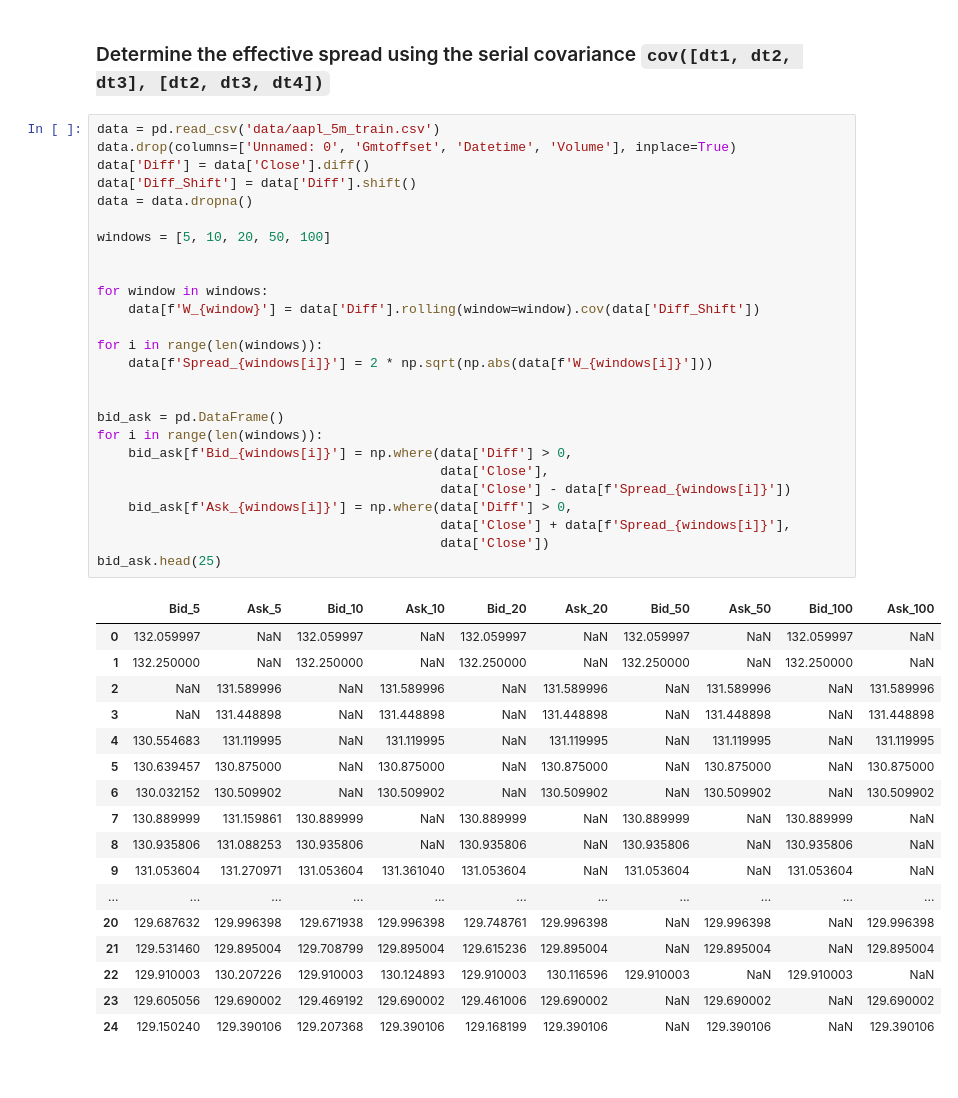
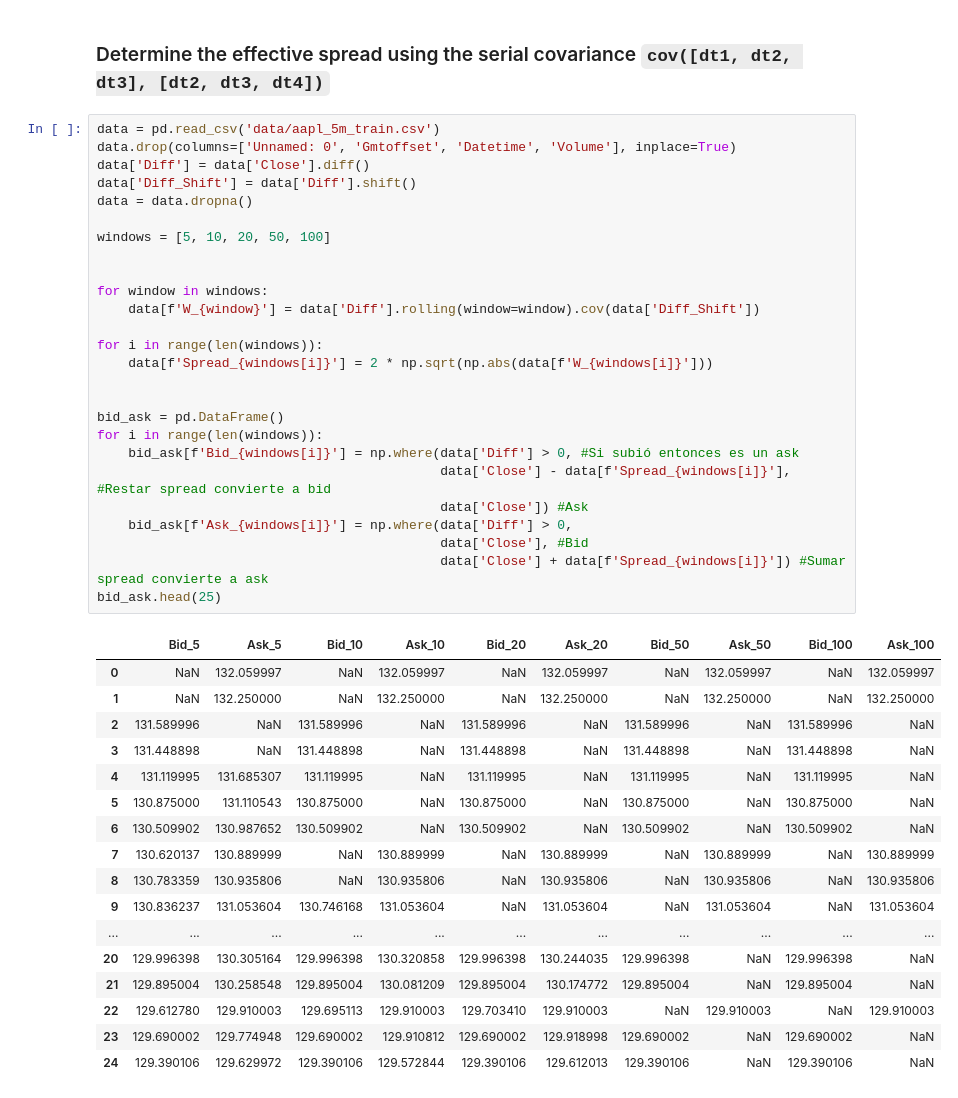
Before and after one commit to luisejdm/Microestructura_y_Sistemas_de_Trading, a Jupyter notebook: Tareas/Tarea01.ipynb, the cells around one changed output. Saved outputs shown, nothing was run; the diff lists cells and outputs as text.

```diff
--- a/Tareas/Tarea01.ipynb
+++ b/Tareas/Tarea01.ipynb
@@ -9,47 +9,47 @@ import matplotlib.pyplot as plt
 # %%
 data = pd.read_csv('data/aapl_5m_train.csv')
 data.drop(columns=['Unnamed: 0', 'Gmtoffset', 'Datetime', 'Volume'], inplace=True)
 data['Diff'] = data['Close'].diff()
 data['Diff_Shift'] = data['Diff'].shift()
 data = data.dropna()
 
 windows = [5, 10, 20, 50, 100]
 
 
 for window in windows:
     data[f'W_{window}'] = data['Diff'].rolling(window=window).cov(data['Diff_Shift'])
 
 for i in range(len(windows)):
     data[f'Spread_{windows[i]}'] = 2 * np.sqrt(np.abs(data[f'W_{windows[i]}']))
 
 
 bid_ask = pd.DataFrame()
 for i in range(len(windows)):
-    bid_ask[f'Bid_{windows[i]}'] = np.where(data['Diff'] > 0,
-                                            data['Close'],
-                                            data['Close'] - data[f'Spread_{windows[i]}'])
+    bid_ask[f'Bid_{windows[i]}'] = np.where(data['Diff'] > 0, #Si subió entonces es un ask
+                                            data['Close'] - data[f'Spread_{windows[i]}'], #Restar spread convierte a bid
+                                            data['Close']) #Ask
     bid_ask[f'Ask_{windows[i]}'] = np.where(data['Diff'] > 0,
-                                            data['Close'] + data[f'Spread_{windows[i]}'],
-                                            data['Close'])
+                                            data['Close'], #Bid
+                                            data['Close'] + data[f'Spread_{windows[i]}']) #Sumar spread convierte a ask
 bid_ask.head(25)
 # %% [output]
 |  | Bid_5 | Ask_5 | Bid_10 | Ask_10 | Bid_20 | Ask_20 | Bid_50 | Ask_50 | Bid_100 | Ask_100 |
-| 0 | 132.059997 | NaN | 132.059997 | NaN | 132.059997 | NaN | 132.059997 | NaN | 132.059997 | NaN |
-| 1 | 132.250000 | NaN | 132.250000 | NaN | 132.250000 | NaN | 132.250000 | NaN | 132.250000 | NaN |
-| 2 | NaN | 131.589996 | NaN | 131.589996 | NaN | 131.589996 | NaN | 131.589996 | NaN | 131.589996 |
-| 3 | NaN | 131.448898 | NaN | 131.448898 | NaN | 131.448898 | NaN | 131.448898 | NaN | 131.448898 |
-| 4 | 130.554683 | 131.119995 | NaN | 131.119995 | NaN | 131.119995 | NaN | 131.119995 | NaN | 131.119995 |
-| 5 | 130.639457 | 130.875000 | NaN | 130.875000 | NaN | 130.875000 | NaN | 130.875000 | NaN | 130.875000 |
-| 6 | 130.032152 | 130.509902 | NaN | 130.509902 | NaN | 130.509902 | NaN | 130.509902 | NaN | 130.509902 |
-| 7 | 130.889999 | 131.159861 | 130.889999 | NaN | 130.889999 | NaN | 130.889999 | NaN | 130.889999 | NaN |
-| 8 | 130.935806 | 131.088253 | 130.935806 | NaN | 130.935806 | NaN | 130.935806 | NaN | 130.935806 | NaN |
-| 9 | 131.053604 | 131.270971 | 131.053604 | 131.361040 | 131.053604 | NaN | 131.053604 | NaN | 131.053604 | NaN |
+| 0 | NaN | 132.059997 | NaN | 132.059997 | NaN | 132.059997 | NaN | 132.059997 | NaN | 132.059997 |
+| 1 | NaN | 132.250000 | NaN | 132.250000 | NaN | 132.250000 | NaN | 132.250000 | NaN | 132.250000 |
+| 2 | 131.589996 | NaN | 131.589996 | NaN | 131.589996 | NaN | 131.589996 | NaN | 131.589996 | NaN |
+| 3 | 131.448898 | NaN | 131.448898 | NaN | 131.448898 | NaN | 131.448898 | NaN | 131.448898 | NaN |
+| 4 | 131.119995 | 131.685307 | 131.119995 | NaN | 131.119995 | NaN | 131.119995 | NaN | 131.119995 | NaN |
+| 5 | 130.875000 | 131.110543 | 130.875000 | NaN | 130.875000 | NaN | 130.875000 | NaN | 130.875000 | NaN |
+| 6 | 130.509902 | 130.987652 | 130.509902 | NaN | 130.509902 | NaN | 130.509902 | NaN | 130.509902 | NaN |
+| 7 | 130.620137 | 130.889999 | NaN | 130.889999 | NaN | 130.889999 | NaN | 130.889999 | NaN | 130.889999 |
+| 8 | 130.783359 | 130.935806 | NaN | 130.935806 | NaN | 130.935806 | NaN | 130.935806 | NaN | 130.935806 |
+| 9 | 130.836237 | 131.053604 | 130.746168 | 131.053604 | NaN | 131.053604 | NaN | 131.053604 | NaN | 131.053604 |
 | ... | ... | ... | ... | ... | ... | ... | ... | ... | ... | ... |
-| 20 | 129.687632 | 129.996398 | 129.671938 | 129.996398 | 129.748761 | 129.996398 | NaN | 129.996398 | NaN | 129.996398 |
-| 21 | 129.531460 | 129.895004 | 129.708799 | 129.895004 | 129.615236 | 129.895004 | NaN | 129.895004 | NaN | 129.895004 |
-| 22 | 129.910003 | 130.207226 | 129.910003 | 130.124893 | 129.910003 | 130.116596 | 129.910003 | NaN | 129.910003 | NaN |
-| 23 | 129.605056 | 129.690002 | 129.469192 | 129.690002 | 129.461006 | 129.690002 | NaN | 129.690002 | NaN | 129.690002 |
-| 24 | 129.150240 | 129.390106 | 129.207368 | 129.390106 | 129.168199 | 129.390106 | NaN | 129.390106 | NaN | 129.390106 |
+| 20 | 129.996398 | 130.305164 | 129.996398 | 130.320858 | 129.996398 | 130.244035 | 129.996398 | NaN | 129.996398 | NaN |
+| 21 | 129.895004 | 130.258548 | 129.895004 | 130.081209 | 129.895004 | 130.174772 | 129.895004 | NaN | 129.895004 | NaN |
+| 22 | 129.612780 | 129.910003 | 129.695113 | 129.910003 | 129.703410 | 129.910003 | NaN | 129.910003 | NaN | 129.910003 |
+| 23 | 129.690002 | 129.774948 | 129.690002 | 129.910812 | 129.690002 | 129.918998 | 129.690002 | NaN | 129.690002 | NaN |
+| 24 | 129.390106 | 129.629972 | 129.390106 | 129.572844 | 129.390106 | 129.612013 | 129.390106 | NaN | 129.390106 | NaN |
 # %%
 plt.figure(figsize=(12, 6))
 plt.plot(bid_ask['Bid_5'].tail(100), label='Bid 5', color='cadetblue')
```
Also changed, not shown: parts of 1 cell of this notebook.
